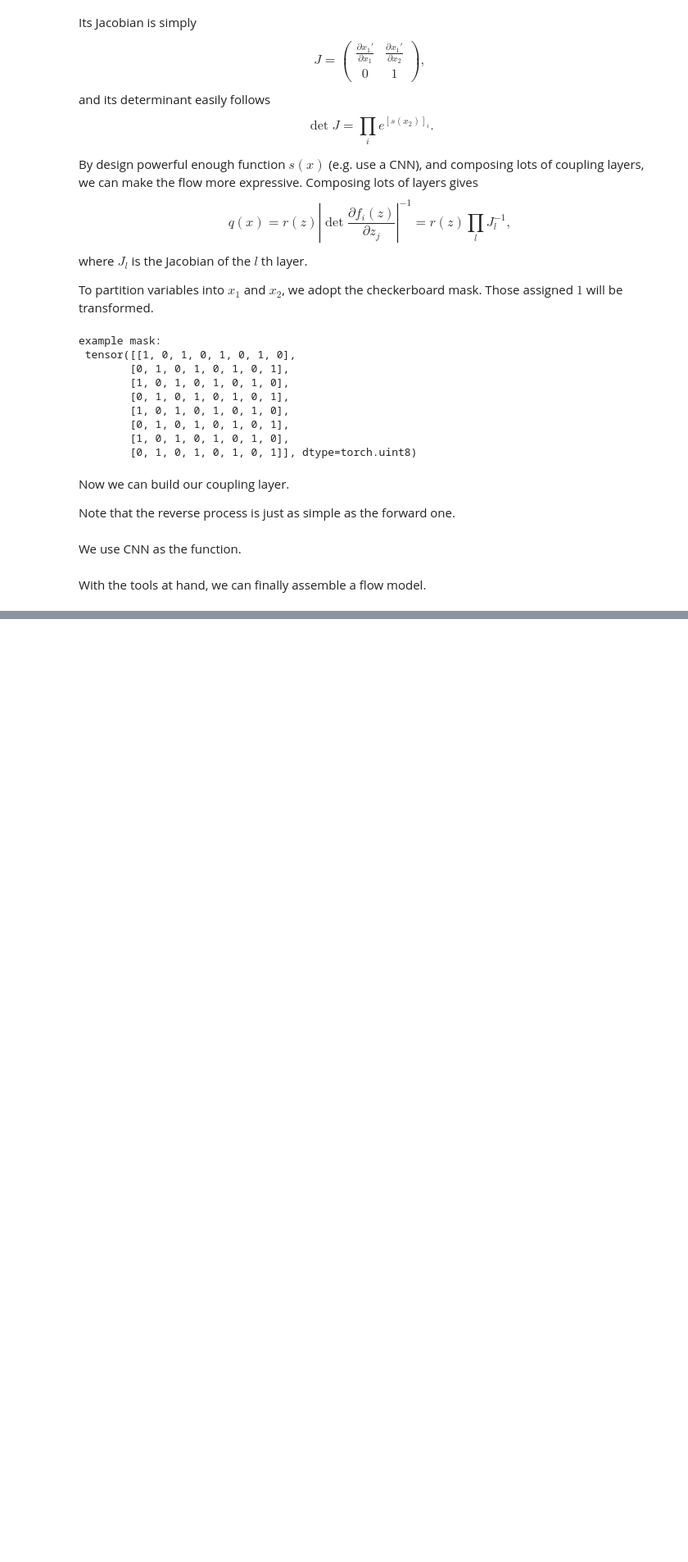
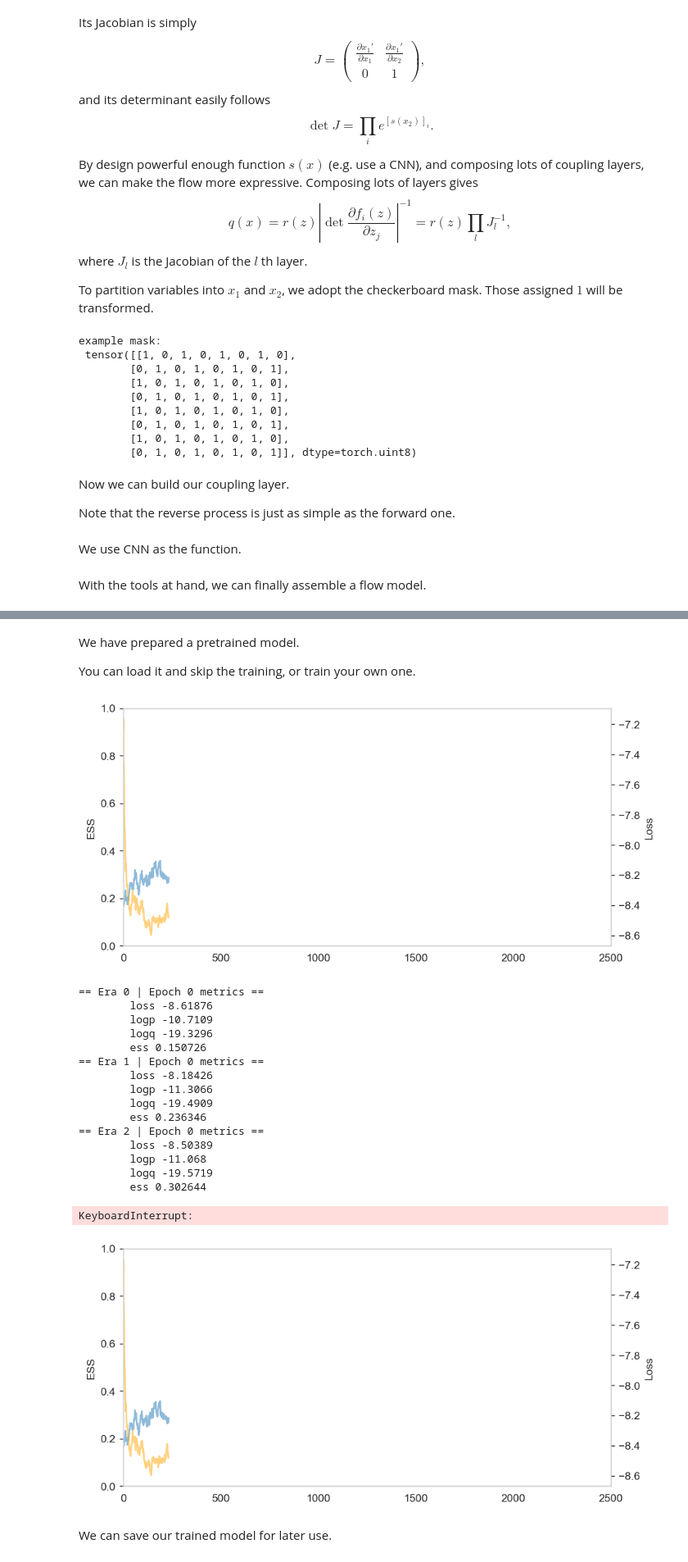
Before and after one commit to haimengzhao/computational-qm, a Jupyter notebook: project/project.ipynb, the cells around one changed output, grey strips where cells are left out. Shown at 82% size. Cells and saved outputs as stored; diff of their text form; code cells hidden in the pictures; blank space fills up the shorter version.

```diff
--- a/project/project.ipynb
+++ b/project/project.ipynb
@@ -395,0 +442,65 @@ $$
+# %%
+n_layers = 16; hidden_sizes = [8, 8]; kernel_size = 3
+flow = get_flow(n_layers, lattice_shape, hidden_sizes, kernel_size)
+model = {'layers': flow, 'prior': prior}
+
+learning_rate = 1e-3
+optimizer = torch.optim.Adam(model['layers'].parameters(), lr=learning_rate)
+# %% [markdown]
+We have prepared a pretrained model.
+
+You can load it and skip the training, or train your own one.
+# %%
+state_dict = torch.load('./flow.ckpt', map_location='cpu')
+model['layers'].load_state_dict(state_dict)
+model['layers'].to(torch_device)
+use_pretrain = True
+# %%
+N_era = 25
+N_epoch = 100
+batch_size = 64
+print_freq = N_epoch
+plot_freq = 1
+
+history = {
+    'loss' : [],
+    'logp' : [],
+    'logq' : [],
+    'ess' : []
+}
+# %%
+# close all existing figures
+[plt.close(plt.figure(fignum)) for fignum in plt.get_fignums()]
+# initialize figure
+live_plot = init_live_plot()
+
+for era in range(N_era):
+    for epoch in range(N_epoch):
+        train(model, phi4_action, optimizer, batch_size, history)
+
+        if epoch % print_freq == 0:
+            print_metrics(era, epoch, history, avg_last_N_epochs=print_freq)
+
+        if epoch % plot_freq == 0:
+            update_plots(history, **live_plot)
+# %% [output]
+[figure, added]
+== Era 0 | Epoch 0 metrics ==
+        loss -8.61876
+        logp -10.7109
+        logq -19.3296
+        ess 0.150726
+== Era 1 | Epoch 0 metrics ==
+        loss -8.18426
+        logp -11.3066
+        logq -19.4909
+        ess 0.236346
+== Era 2 | Epoch 0 metrics ==
+        loss -8.50389
+        logp -11.068
+        logq -19.5719
+        ess 0.302644
+KeyboardInterrupt:
+[figure, added]
+# %% [markdown]
+We can save our trained model for later use.
```
Also changed, not shown: parts of 25 cells of this notebook, 1 other file.
